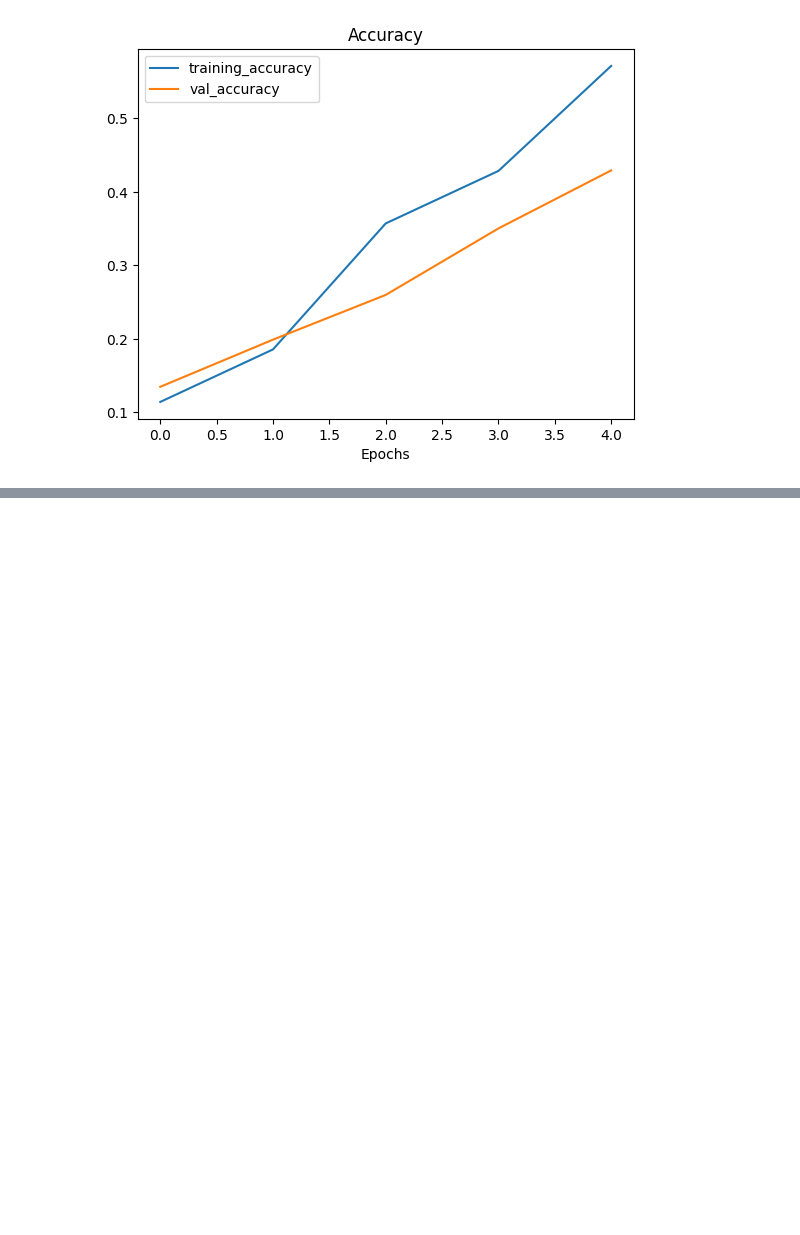
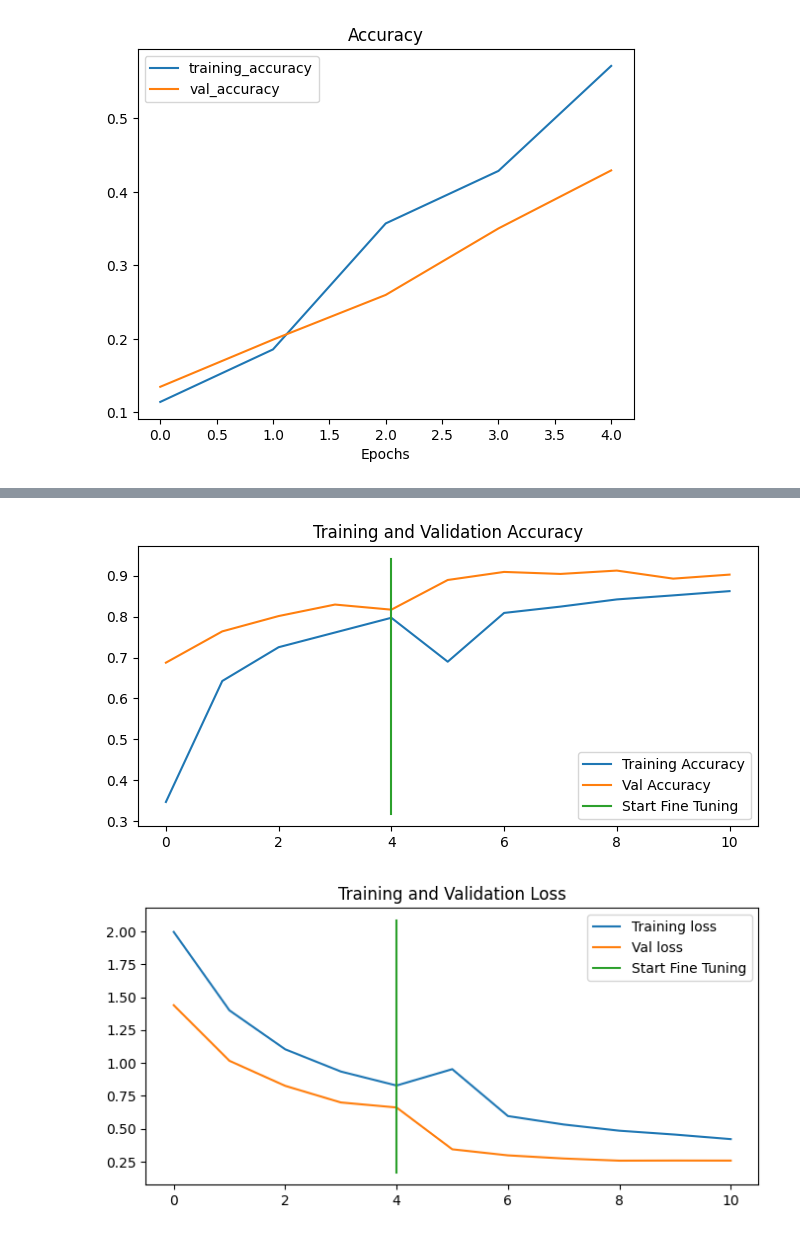
Before and after one commit to idoncode/CNN_with_Transfer_Learning, a Jupyter notebook: Transfer_Learning_Part_2_Fine_Tuning.ipynb, the cells around one changed output, grey strips where cells are left out. Saved outputs shown, nothing was run; the diff lists cells and outputs as text; code cells hidden in the pictures; blank space fills up the shorter version.

```diff
--- a/Transfer_Learning_Part_2_Fine_Tuning.ipynb
+++ b/Transfer_Learning_Part_2_Fine_Tuning.ipynb
@@ -563,0 +983,11 @@ plot_loss_curves(history_1_percent)
+# %%
+# Setup data inputs
+IMG_SIZE = (224, 224)
+train_data_10_classes_full = tf.keras.preprocessing.image_dataset_from_directory(train_dir_all_data,
+                                                                                 label_mode = 'categorical',
+                                                                                 image_size = IMG_SIZE,
+                                                                                 )
+
+test_data = tf.keras.preprocessing.image_dataset_from_directory(test_dir,
+                                                                label_mode = 'categorical',
+                                                                image_size = IMG_SIZE)
@@ -563,0 +1098,11 @@ plot_loss_curves(history_1_percent)
+# %%
+base_model.trainable = True
+
+# Freeze all layers except for the last 10
+for layer in base_model.layers[:-10]:
+  layer.trainable = False
+
+# Recompiling (we have to recompile our models every time we make a change)
+model_2.compile(loss = 'categorical_crossentropy',
+                optimizer = tf.keras.optimizers.Adam(learning_rate = 0.0001), # when fine-tuning you typically want to lower the learning rate by 10x
+                metrics = ['accuracy'])
@@ -563,0 +1130,16 @@ plot_loss_curves(history_1_percent)
+# %%
+# Compile
+model_2.compile(loss = 'categorical_crossentropy',
+                optimizer = tf.keras.optimizers.Adam(learning_rate = 0.0002),
+                metrics = ['accuracy'])
+# %%
+# Continue to train and fine-tune the model to our data (100% of training data)
+
+fine_tune_epochs = initial_epochs + 5
+history_fine_10_classes_full = model_2.fit(train_data_10_classes_full,
+                                           epochs = fine_tune_epochs,
+                                           validation_data = test_data,
+                                           validation_steps = int(0.25 * len(test_data)),
+                                           initial_epoch = history_10_percent_data_aug.epoch[-1],
+                                           callbacks = [create_tensorboard_callback(dir_name = 'transfer_learning',
+                                                                                    experiment_name = 'full_10_classes_fine_tune_last_10')])
@@ -563,0 +1167,7 @@ plot_loss_curves(history_1_percent)
+# %%
+## How did fine-tuning go with more data ?
+compare_historys(original_history = history_10_percent_data_aug,
+                new_history = history_fine_10_classes_full)
+# %% [output]
+[figure, added]
+[figure, added]
```
Also changed, not shown: parts of 55 cells of this notebook.
